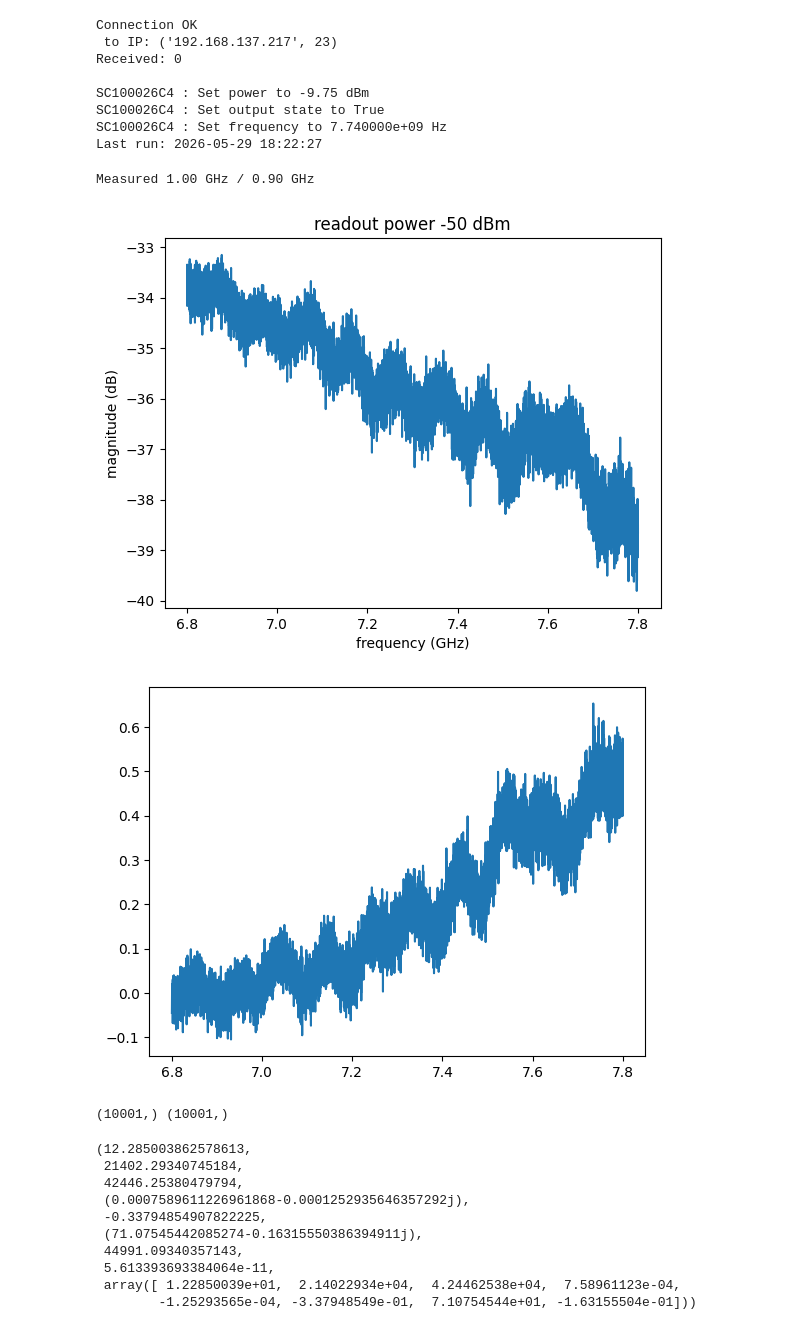
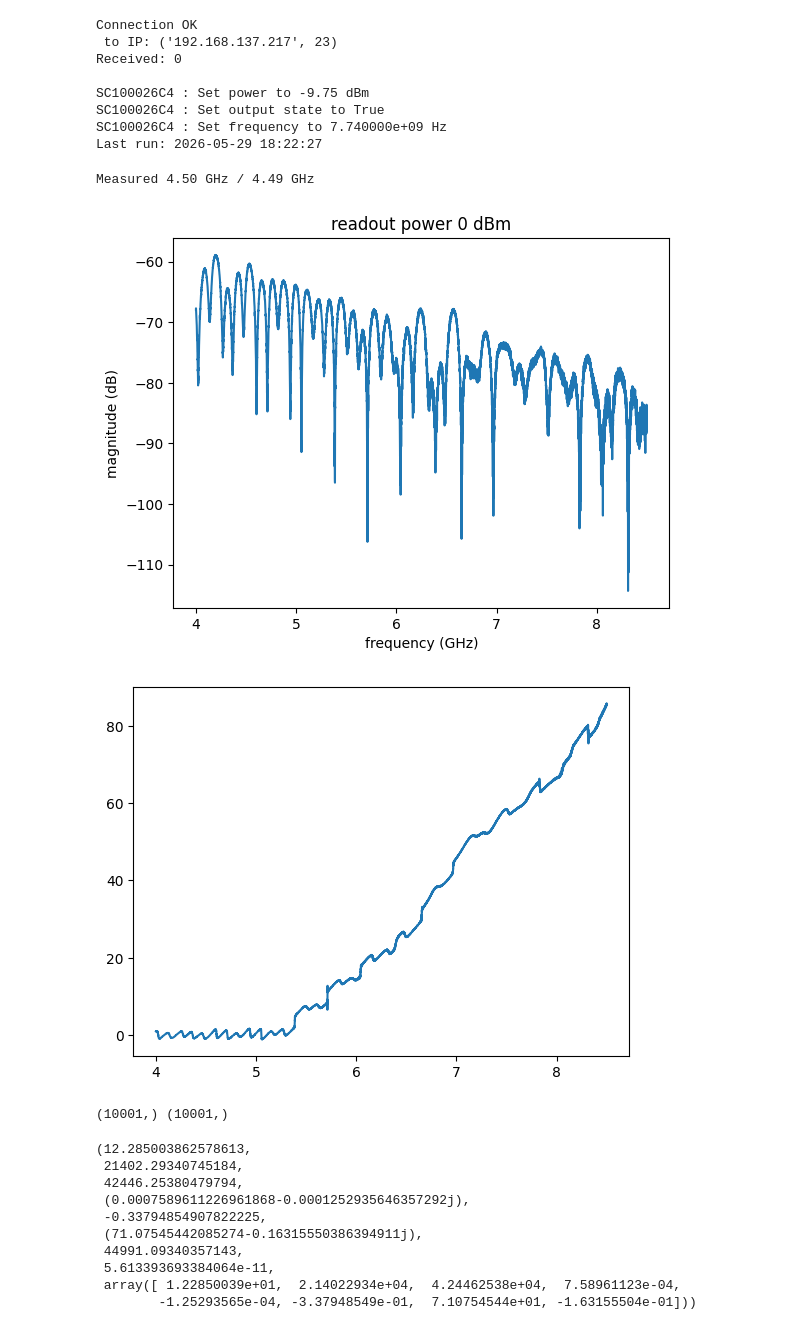
Before and after one commit to SchusterLab/slab_qick_calib, a Jupyter notebook: notebooks/SMPDs/VNA_datataking_SMPD.ipynb, the cells around one changed output. Drawn from its saved outputs; the diff is of its cells as text; code cells hidden in the pictures.

```diff
--- a/notebooks/SMPDs/VNA_datataking_SMPD.ipynb
+++ b/notebooks/SMPDs/VNA_datataking_SMPD.ipynb
@@ -453,7 +447,7 @@ b.enable_output(11)
 # %%
 num_freqs = 10001
 
-start = 6.8; stop = 7.7; step = 1
+start = 4; stop = 8.49; step = 4.5
 #start = 7.6; stop = 7.8; step = 0.2
 
 
@@ -479,9 +473,9 @@ for i in range(1):#range(4):
         settings['measurement'] = 'S43'
         settings['start_freq'] = (current)*1e9
         settings['stop_freq'] = (current + step)*1e9
-        settings['RFpower'] = -50
+        settings['RFpower'] = -0
         settings['ifBW'] = 10000
-        settings['avg_time'] = 300
+        settings['avg_time'] = 30
         # if RFpower < -30:
         #     settings['avg_time'] = 0.5 * (10 ** (-RFpower/10)) / (10 ** (30/10))  # Increase averaging time for lower powers
 
@@ -493,37 +487,37 @@ for i in range(1):#range(4):
 
         freq_all = np.concatenate((freq_all,freq))
         mag_all = np.concatenate((mag_all,mag))
         phase_all = np.concatenate((phase_all,phase))
 
         phase_all_plot = np.unwrap(phase_all/180*np.pi)
         phase_fit = np.polyfit(freq_all[:1000], phase_all_plot[:1000], 1)
         phase_all_plot = phase_all_plot - np.polyval(phase_fit, freq_all)
 
         current += step
 
 
         clear_output(wait=True)  # clears previous plot in the notebook cell
         print(f'Measured {current-start:.2f} GHz / {stop-start:.2f} GHz', end='\r')
         plt.plot(freq_all, mag_all)
         plt.xlabel('frequency (GHz)')
         plt.ylabel('magnitude (dB)')
         plt.title('readout power {} dBm'.format(settings['RFpower']))
 
         plt.figure()
         plt.plot(freq_all, phase_all_plot)
 
         plt.show()
         time.sleep(0.1)
         # res_idx = np.argmin(abs(freq-6.9028))
         # plt.plot(freq_all,mag_all)
         # plt.plot(freq[res_idx],mag[res_idx],'ro')
         # plt.show()
         print(freq_all.shape, mag_all.shape)
-    # pickle.dump((freq_all, mag_all, phase_all), open(f'C:/_Data/SMPD/2026_03_14/BFG_C{channel_dict[i+1]}.pkl', 'wb'))
+    pickle.dump((freq_all, mag_all, phase_all), open(f'C:/_Data/SMPD/2026_06_18/waymer_buffer_warm.pkl', 'wb'))
 # %% [output]
-Measured 1.00 GHz / 0.90 GHz
+Measured 4.50 GHz / 4.49 GHz
-[figure, old version]
+[figure, new version]
-[figure, old version]
+[figure, new version]
 (10001,) (10001,)
 # %%
 fit_vals
```
Also changed, not shown: parts of 7 cells of this notebook, 34 other files.
